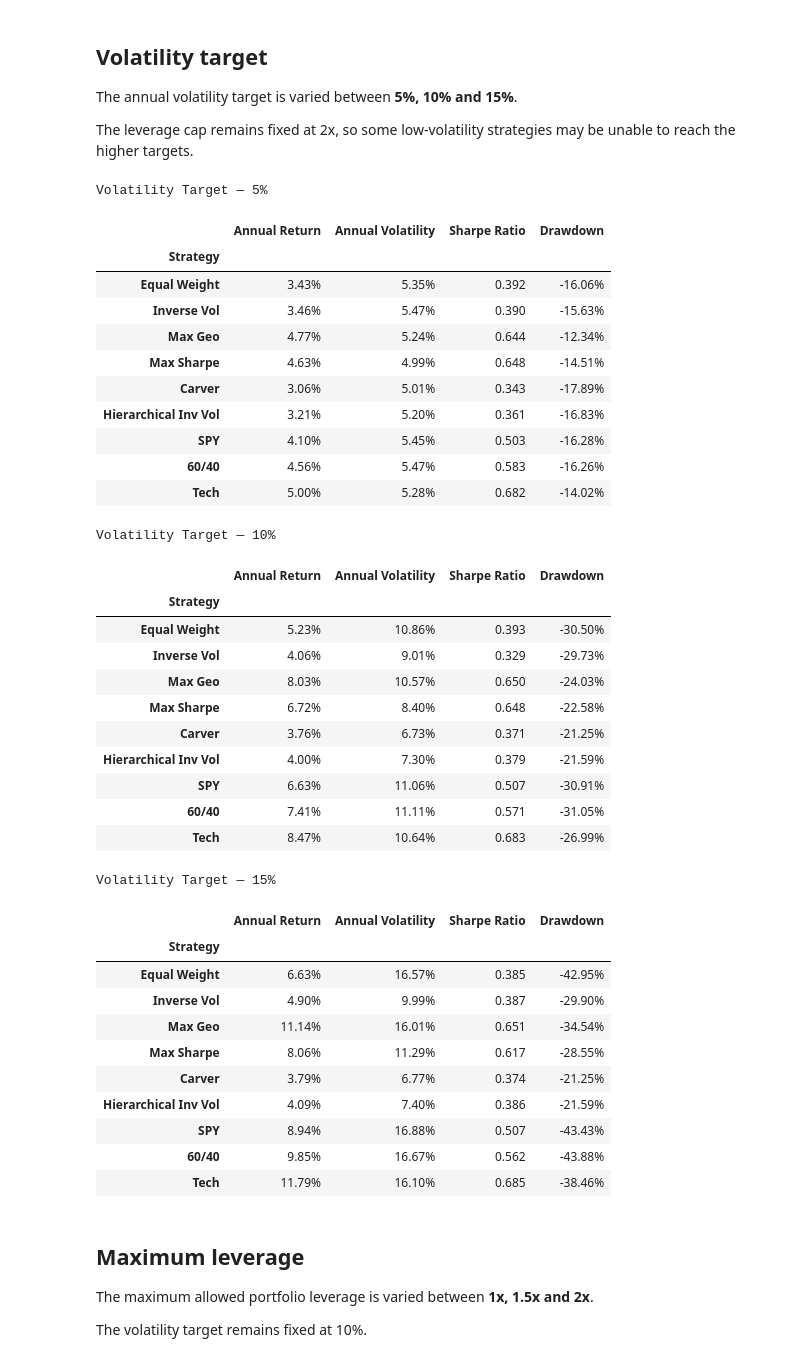
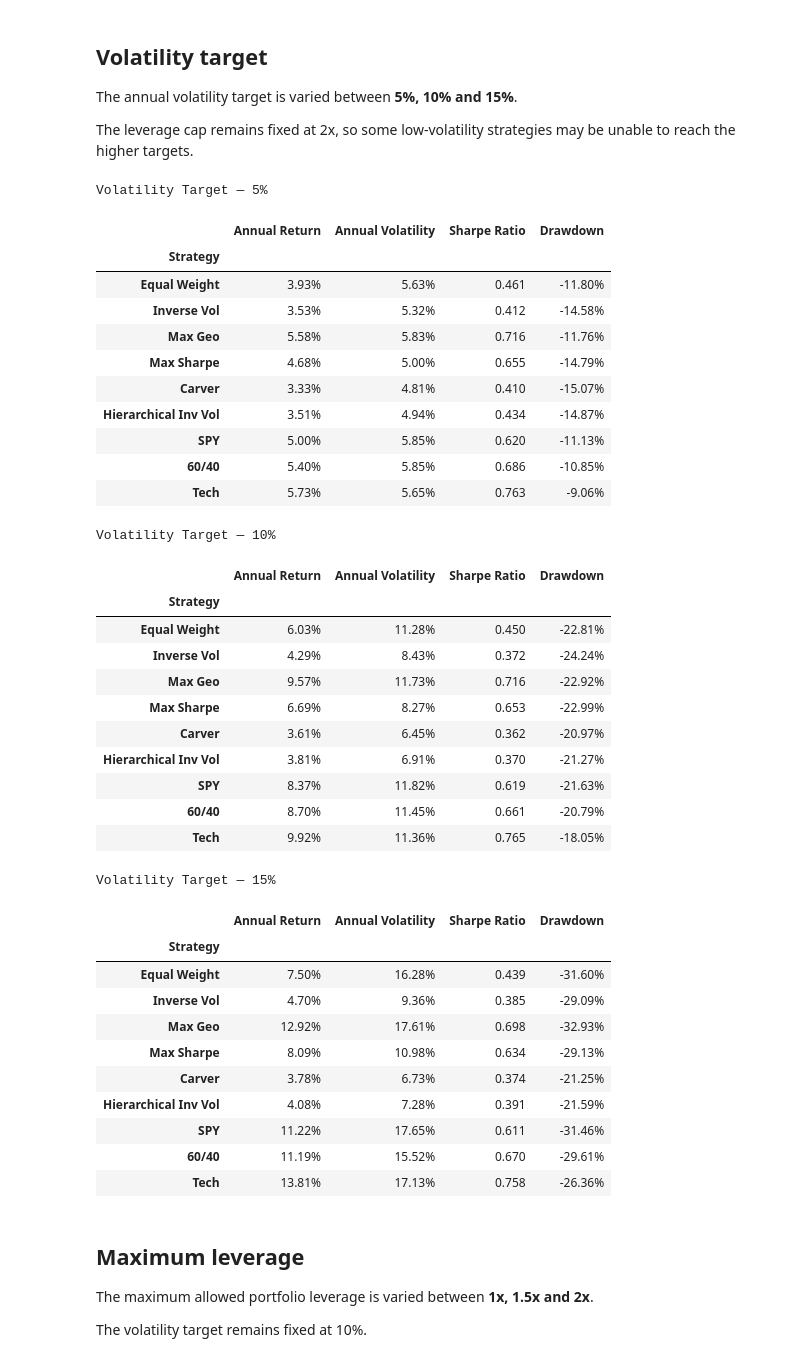
Before and after one commit to liadslnt/smart-portfolio, a Jupyter notebook: notebooks/03_robustness.ipynb, the cells around one changed output. Saved outputs shown, nothing was run; the diff lists cells and outputs as text; code cells hidden in the pictures.

```diff
--- a/notebooks/03_robustness.ipynb
+++ b/notebooks/03_robustness.ipynb
@@ -32,6 +32,7 @@ TRANSACTION_COST = 0.001
 VOL_TARGET = 0.10
 MAX_LEVERAGE = 2.0
 FUNDING_SPREAD = 0.01
+VOL_WINDOW = 60
 # %% [markdown]
 ## Data and strategies
 
@@ -70,7 +71,7 @@ strategies = {
 def run_robustness_returns(window=WINDOW, step=STEP, vol_target=VOL_TARGET,
                            max_leverage=MAX_LEVERAGE,
                            transaction_cost=TRANSACTION_COST,
-                           funding_spread=FUNDING_SPREAD):
+                           funding_spread=FUNDING_SPREAD, vol_window=VOL_WINDOW):
 
     portfolio_returns = {}
 
@@ -85,7 +86,8 @@ def run_robustness_returns(window=WINDOW, step=STEP, vol_target=VOL_TARGET,
             max_leverage=max_leverage,
             risk_free_returns=risk_free_returns,
             transaction_cost=transaction_cost,
-            funding_spread=funding_spread
+            funding_spread=funding_spread,
+            vol_window=vol_window
         )
 
         portfolio_returns[name] = port_ret
@@ -278,67 +280,67 @@ vol_targets = {
 }
 
 vol_target_returns = {}
 
 for label, vol_target in vol_targets.items():
-    vol_target_returns[label] = run_robustness_returns(vol_target=vol_target)
+    vol_target_returns[label] = run_robustness_returns(vol_target=vol_target, vol_window=VOL_WINDOW)
 
 common_index = (
     vol_target_returns["5%"].index
     .intersection(vol_target_returns["10%"].index)
     .intersection(vol_target_returns["15%"].index)
 )
 
 for label, port_returns in vol_target_returns.items():
     aligned = port_returns.loc[common_index]
     result_table = performance_table(aligned)
 
     display(
         result_table.style
         .format({
             "Annual Return": "{:.2%}",
             "Annual Volatility": "{:.2%}",
             "Sharpe Ratio": "{:.3f}",
             "Drawdown": "{:.2%}"
         })
         .set_caption(f"Volatility Target — {label}")
     )
 # %% [output]
 Volatility Target — 5%
 |  | Annual Return | Annual Volatility | Sharpe Ratio | Drawdown |
 | Strategy |  |  |  |  |
-| Equal Weight | 3.43% | 5.35% | 0.392 | -16.06% |
-| Inverse Vol | 3.46% | 5.47% | 0.390 | -15.63% |
-| Max Geo | 4.77% | 5.24% | 0.644 | -12.34% |
-| Max Sharpe | 4.63% | 4.99% | 0.648 | -14.51% |
-| Carver | 3.06% | 5.01% | 0.343 | -17.89% |
-| Hierarchical Inv Vol | 3.21% | 5.20% | 0.361 | -16.83% |
-| SPY | 4.10% | 5.45% | 0.503 | -16.28% |
-| 60/40 | 4.56% | 5.47% | 0.583 | -16.26% |
-| Tech | 5.00% | 5.28% | 0.682 | -14.02% |
+| Equal Weight | 3.93% | 5.63% | 0.461 | -11.80% |
+| Inverse Vol | 3.53% | 5.32% | 0.412 | -14.58% |
+| Max Geo | 5.58% | 5.83% | 0.716 | -11.76% |
+| Max Sharpe | 4.68% | 5.00% | 0.655 | -14.79% |
+| Carver | 3.33% | 4.81% | 0.410 | -15.07% |
+| Hierarchical Inv Vol | 3.51% | 4.94% | 0.434 | -14.87% |
+| SPY | 5.00% | 5.85% | 0.620 | -11.13% |
+| 60/40 | 5.40% | 5.85% | 0.686 | -10.85% |
+| Tech | 5.73% | 5.65% | 0.763 | -9.06% |
 Volatility Target — 10%
 |  | Annual Return | Annual Volatility | Sharpe Ratio | Drawdown |
 | Strategy |  |  |  |  |
-| Equal Weight | 5.23% | 10.86% | 0.393 | -30.50% |
-| Inverse Vol | 4.06% | 9.01% | 0.329 | -29.73% |
-| Max Geo | 8.03% | 10.57% | 0.650 | -24.03% |
-| Max Sharpe | 6.72% | 8.40% | 0.648 | -22.58% |
-| Carver | 3.76% | 6.73% | 0.371 | -21.25% |
-| Hierarchical Inv Vol | 4.00% | 7.30% | 0.379 | -21.59% |
-| SPY | 6.63% | 11.06% | 0.507 | -30.91% |
-| 60/40 | 7.41% | 11.11% | 0.571 | -31.05% |
-| Tech | 8.47% | 10.64% | 0.683 | -26.99% |
+| Equal Weight | 6.03% | 11.28% | 0.450 | -22.81% |
+| Inverse Vol | 4.29% | 8.43% | 0.372 | -24.24% |
+| Max Geo | 9.57% | 11.73% | 0.716 | -22.92% |
+| Max Sharpe | 6.69% | 8.27% | 0.653 | -22.99% |
+| Carver | 3.61% | 6.45% | 0.362 | -20.97% |
+| Hierarchical Inv Vol | 3.81% | 6.91% | 0.370 | -21.27% |
+| SPY | 8.37% | 11.82% | 0.619 | -21.63% |
+| 60/40 | 8.70% | 11.45% | 0.661 | -20.79% |
+| Tech | 9.92% | 11.36% | 0.765 | -18.05% |
 Volatility Target — 15%
 |  | Annual Return | Annual Volatility | Sharpe Ratio | Drawdown |
 | Strategy |  |  |  |  |
-| Equal Weight | 6.63% | 16.57% | 0.385 | -42.95% |
-| Inverse Vol | 4.90% | 9.99% | 0.387 | -29.90% |
-| Max Geo | 11.14% | 16.01% | 0.651 | -34.54% |
-| Max Sharpe | 8.06% | 11.29% | 0.617 | -28.55% |
-| Carver | 3.79% | 6.77% | 0.374 | -21.25% |
-| Hierarchical Inv Vol | 4.09% | 7.40% | 0.386 | -21.59% |
-| SPY | 8.94% | 16.88% | 0.507 | -43.43% |
-| 60/40 | 9.85% | 16.67% | 0.562 | -43.88% |
-| Tech | 11.79% | 16.10% | 0.685 | -38.46% |
+| Equal Weight | 7.50% | 16.28% | 0.439 | -31.60% |
+| Inverse Vol | 4.70% | 9.36% | 0.385 | -29.09% |
+| Max Geo | 12.92% | 17.61% | 0.698 | -32.93% |
+| Max Sharpe | 8.09% | 10.98% | 0.634 | -29.13% |
+| Carver | 3.78% | 6.73% | 0.374 | -21.25% |
+| Hierarchical Inv Vol | 4.08% | 7.28% | 0.391 | -21.59% |
+| SPY | 11.22% | 17.65% | 0.611 | -31.46% |
+| 60/40 | 11.19% | 15.52% | 0.670 | -29.61% |
+| Tech | 13.81% | 17.13% | 0.758 | -26.36% |
 # %% [markdown]
 ## Maximum leverage
 
```
Also changed, not shown: parts of 4 cells of this notebook, 25 other files.
